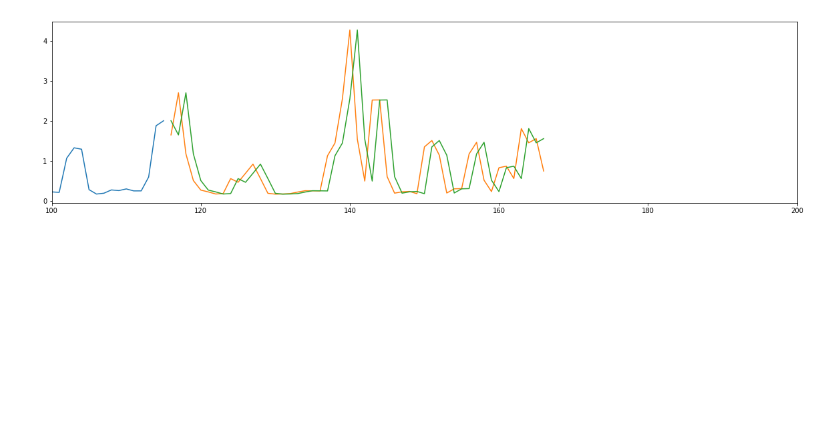
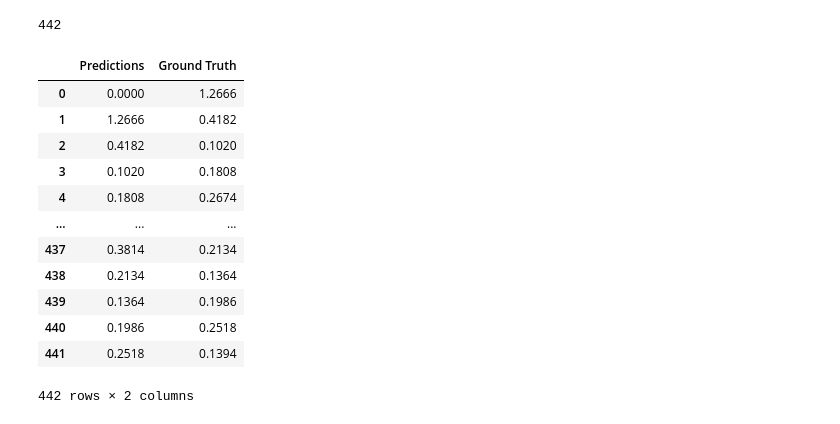
Before and after one commit to Gunisalvo/ppget-aprendizado-de-maquinas, a Jupyter notebook: 002_baseline_model.ipynb, the cells around one changed output. Cells and saved outputs as stored; diff of their text form; code cells hidden in the pictures; blank space fills up the shorter version.

```diff
--- a/002_baseline_model.ipynb
+++ b/002_baseline_model.ipynb
@@ -38,0 +23,11 @@ dataframe.head(5)
+# %%
+from ppget.datastructure import DatasetBuilder, TrainSplit
+
+WINDOW = 48
+MODEL_NAME = "model/baseline/"
+
+builder = DatasetBuilder(series, data_split=TrainSplit(train=0.9), window_size=WINDOW, normalised=False)
+
+S = builder.build_splits()
+
+S["training"]["X"].shape, S["training"]["y"].shape, S["validation"]["X"].shape, S["validation"]["y"].shape, S["test"]["X"].shape, S["test"]["y"].shape
@@ -70,10 +67,23 @@ Wall time: 1.32 ms
-# %%
-import matplotlib.pyplot as plt
-
-plt.xlim([100, 200])
-plt.plot(train_y)
-plt.plot([None for i in train_y] + [x for x in test_y])
-plt.plot([None for i in train_y] + [x for x in predictions])
-plt.show()
-# %% [output]
-[figure, removed]
+# %%
+len(predictions)
+# %% [output]
+442
+# %%
+import pandas as pd
+
+test_results = pd.DataFrame(data={"Predictions": predictions, "Ground Truth": S["test"]["y"]})
+test_results
+# %% [output]
+|  | Predictions | Ground Truth |
+| 0 | 0.0000 | 1.2666 |
+| 1 | 1.2666 | 0.4182 |
+| 2 | 0.4182 | 0.1020 |
+| 3 | 0.1020 | 0.1808 |
+| 4 | 0.1808 | 0.2674 |
+| ... | ... | ... |
+| 437 | 0.3814 | 0.2134 |
+| 438 | 0.2134 | 0.1364 |
+| 439 | 0.1364 | 0.1986 |
+| 440 | 0.1986 | 0.2518 |
+| 441 | 0.2518 | 0.1394 |
+442 rows × 2 columns
```
Also changed, not shown: parts of 7 cells of this notebook, 7 other files.
